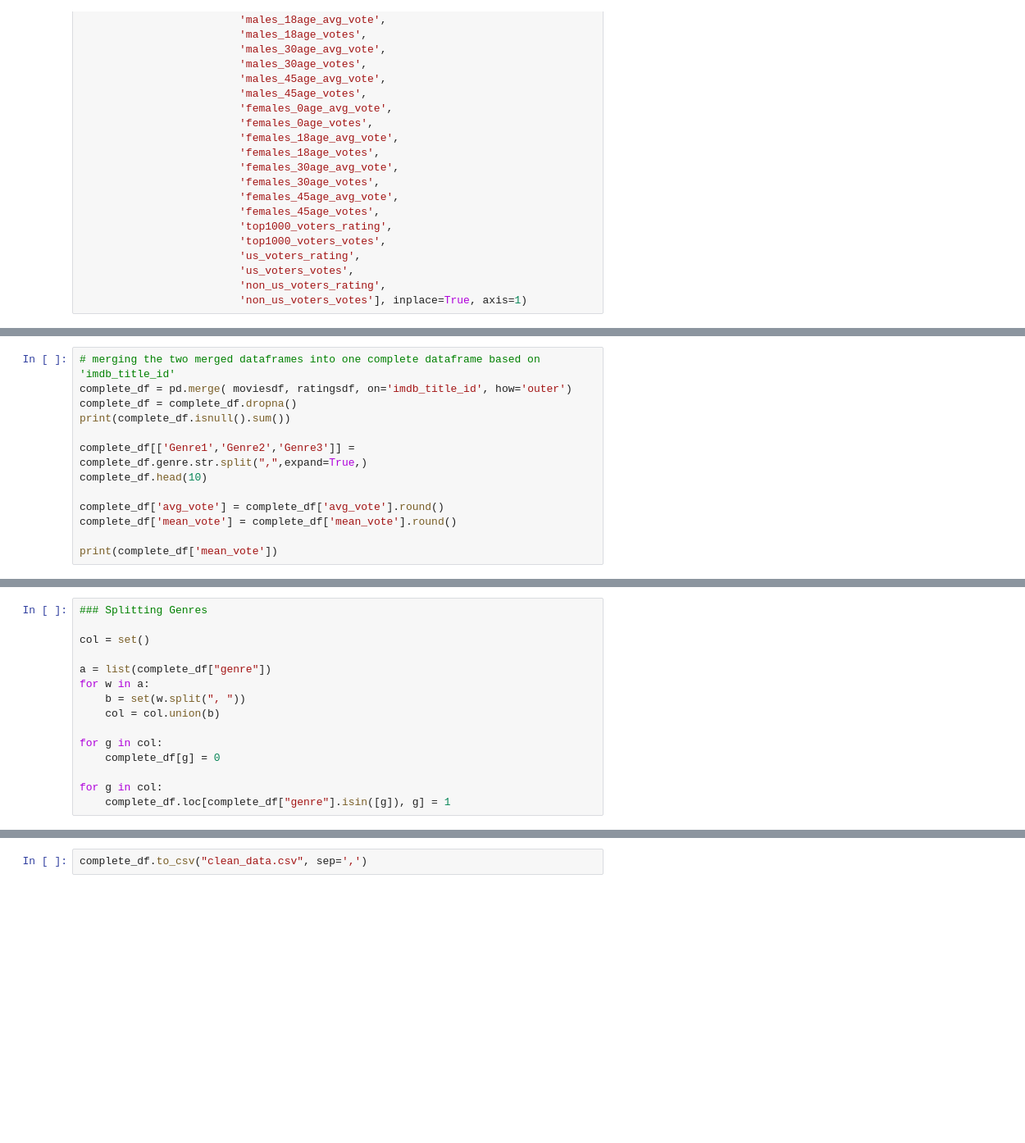
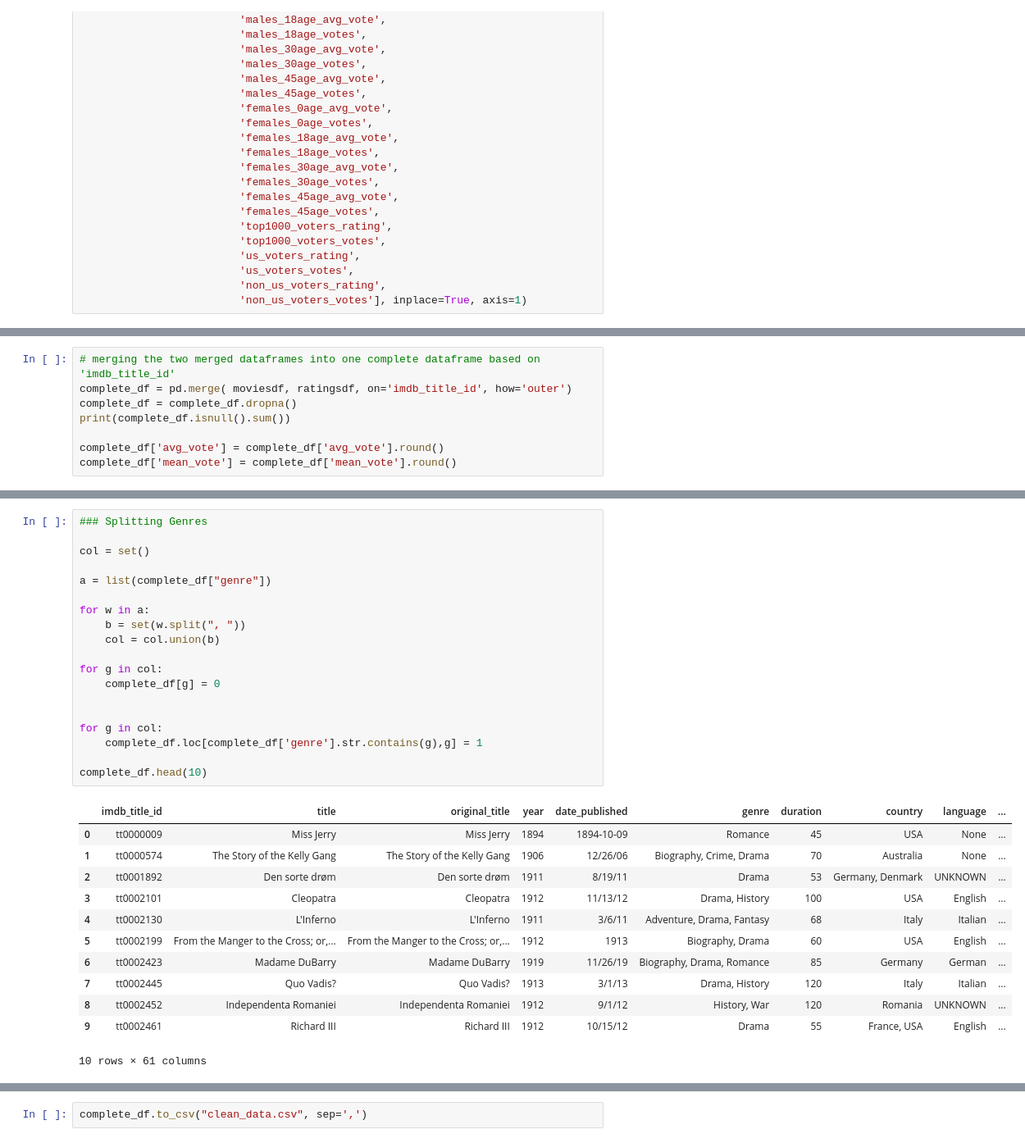
Before and after one commit to paola-perezrivera/CS418-Movie-Model, a Jupyter notebook: IMDb.ipynb, the cells around one changed output, grey strips where cells are left out. Shown at 82% size. Cells and saved outputs as stored; diff of their text form; blank space fills up the shorter version.

Commit message:
removed genres columns and added binary gernes

```diff
--- a/IMDb.ipynb
+++ b/IMDb.ipynb
@@ -68,10 +127,5 @@ complete_df = pd.merge( moviesdf, ratingsdf, on='imdb_title_id', how='outer')
 complete_df = complete_df.dropna()
 print(complete_df.isnull().sum())
 
-complete_df[['Genre1','Genre2','Genre3']] = complete_df.genre.str.split(",",expand=True,)
-complete_df.head(10)
-
 complete_df['avg_vote'] = complete_df['avg_vote'].round()
 complete_df['mean_vote'] = complete_df['mean_vote'].round()
-
-print(complete_df['mean_vote'])
@@ -78,18 +150,35 @@ print(complete_df['mean_vote'])
 # %%
 ### Splitting Genres
 
 col = set()
 
 a = list(complete_df["genre"])
+
 for w in a:
     b = set(w.split(", "))
     col = col.union(b)
 
 for g in col:
     complete_df[g] = 0
 
+
 for g in col:
-    complete_df.loc[complete_df["genre"].isin([g]), g] = 1
+    complete_df.loc[complete_df['genre'].str.contains(g),g] = 1
+
+complete_df.head(10)
+# %% [output]
+|  | imdb_title_id | title | original_title | year | date_published | genre | duration | country | language | ... |
+| 0 | tt0000009 | Miss Jerry | Miss Jerry | 1894 | 1894-10-09 | Romance | 45 | USA | None | ... |
+| 1 | tt0000574 | The Story of the Kelly Gang | The Story of the Kelly Gang | 1906 | 12/26/06 | Biography, Crime, Drama | 70 | Australia | None | ... |
+| 2 | tt0001892 | Den sorte drøm | Den sorte drøm | 1911 | 8/19/11 | Drama | 53 | Germany, Denmark | UNKNOWN | ... |
+| 3 | tt0002101 | Cleopatra | Cleopatra | 1912 | 11/13/12 | Drama, History | 100 | USA | English | ... |
+| 4 | tt0002130 | L'Inferno | L'Inferno | 1911 | 3/6/11 | Adventure, Drama, Fantasy | 68 | Italy | Italian | ... |
+| 5 | tt0002199 | From the Manger to the Cross; or,... | From the Manger to the Cross; or,... | 1912 | 1913 | Biography, Drama | 60 | USA | English | ... |
+| 6 | tt0002423 | Madame DuBarry | Madame DuBarry | 1919 | 11/26/19 | Biography, Drama, Romance | 85 | Germany | German | ... |
+| 7 | tt0002445 | Quo Vadis? | Quo Vadis? | 1913 | 3/1/13 | Drama, History | 120 | Italy | Italian | ... |
+| 8 | tt0002452 | Independenta Romaniei | Independenta Romaniei | 1912 | 9/1/12 | History, War | 120 | Romania | UNKNOWN | ... |
+| 9 | tt0002461 | Richard III | Richard III | 1912 | 10/15/12 | Drama | 55 | France, USA | English | ... |
+10 rows × 61 columns
 # %%
 # to get the mena of the avg votes
 directors_mean_df = complete_df.groupby(['director'])[['mean_vote']].mean()
```
Also changed, not shown: parts of 10 cells of this notebook.
